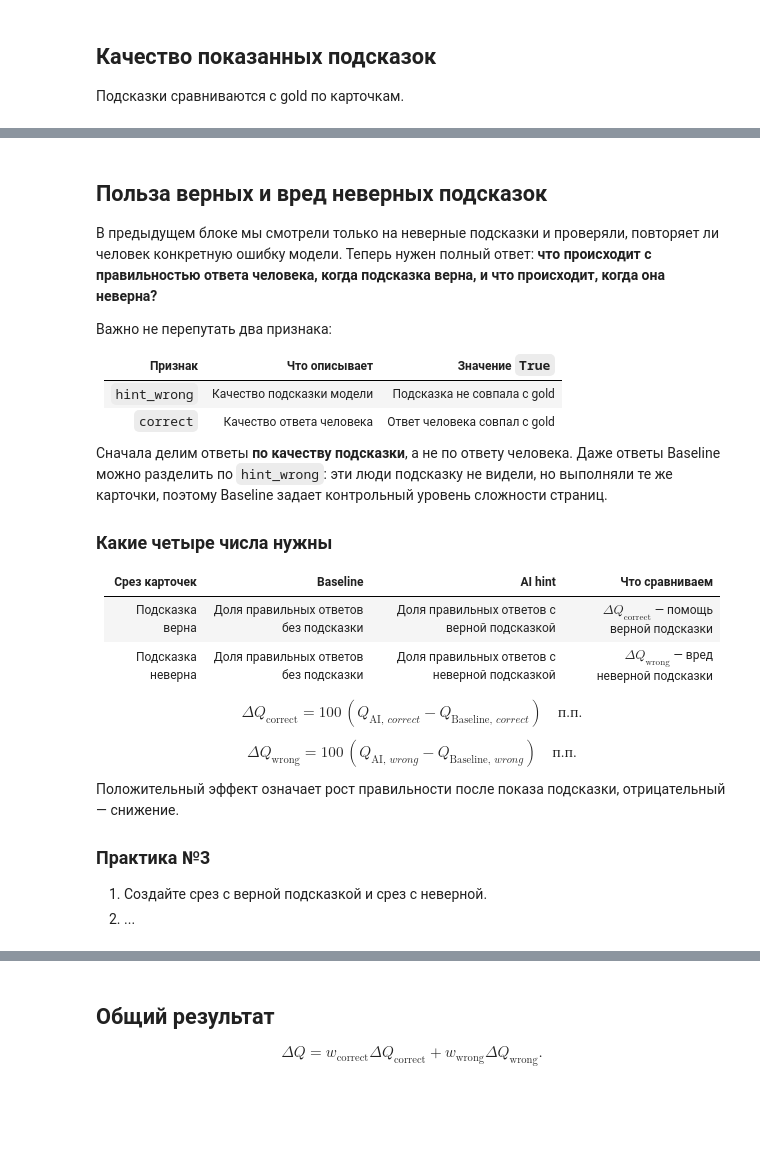
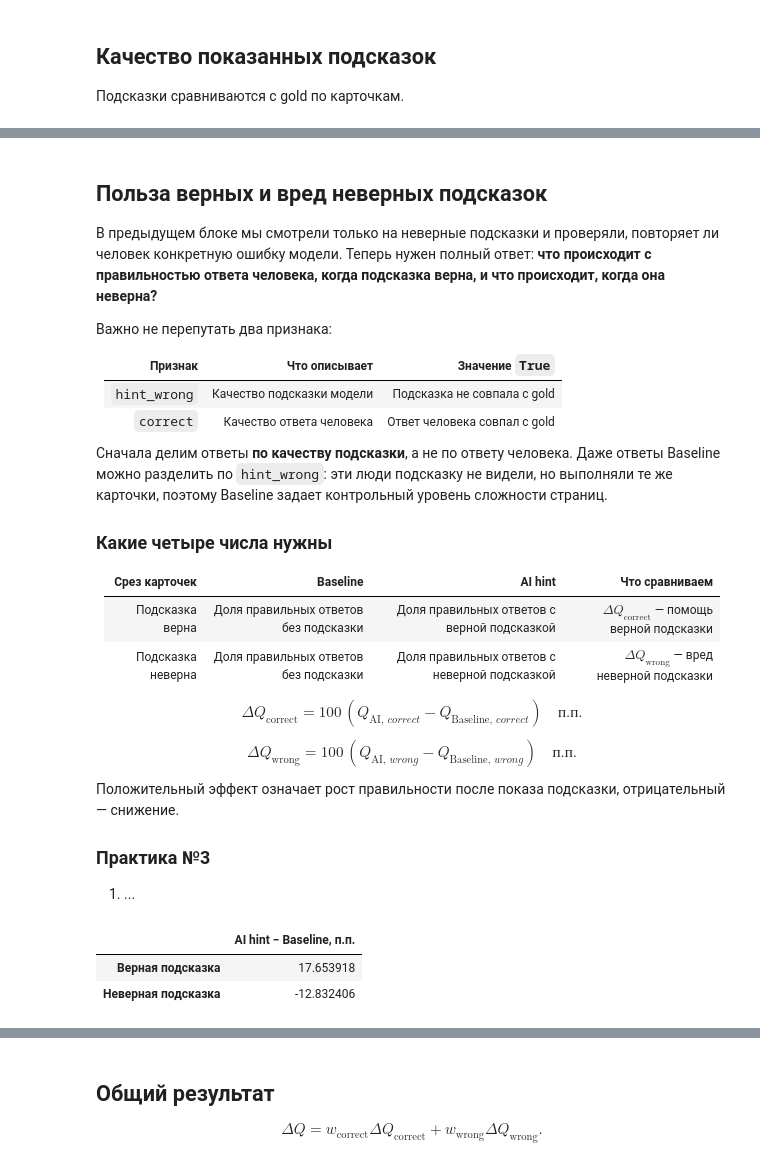
Before and after one commit to sphsv/ysda-2026-seminar5-ai-hints, a Jupyter notebook: seminar5_workbook.ipynb, the cells around one changed output, grey strips where cells are left out. Saved outputs shown, nothing was run; the diff lists cells and outputs as text; code cells hidden in the pictures; blank space fills up the shorter version.

```diff
--- a/seminar5_workbook.ipynb
+++ b/seminar5_workbook.ipynb
@@ -434,55 +534,50 @@ $$\Delta Q_{\mathrm{wrong}}=100\,(Q_{\mathrm{AI},\,wrong}-Q_{\mathrm{Baseline},\
 
 ### Практика №3
 
-1. Создайте срез с верной подсказкой и срез с неверной.
-2. ...
+1. ...
 # %%
-# 1. Делим ответы по качеству подсказки, а не по ответу человека.
-correct_hint_answers = data.loc[
-    ...
-]
+correct_hint_answers = data.loc[~data["hint_wrong"]]
+wrong_hint_answers = data.loc[data["hint_wrong"]]
 
-wrong_hint_answers = data.loc[
-    ...
-]
-
-# 2. В каждом срезе считаем долю правильных ответов по двум группам.
 accuracy_good = (
     correct_hint_answers
     .groupby("condition")["correct"]
     .mean()
     .reindex(ARMS)
 )
 
 accuracy_bad = (
     wrong_hint_answers
     .groupby("condition")["correct"]
     .mean()
     .reindex(ARMS)
 )
 
 quality_table = pd.DataFrame(
     [accuracy_good, accuracy_bad],
     index=["Верная подсказка", "Неверная подсказка"],
 )[ARMS]
 
-# 3. Внутри каждого среза вычитаем Baseline из AI hint.
 help_effect_pp = 100 * (
-    ...
+    quality_table.loc["Верная подсказка", "assisted"] - quality_table.loc["Верная подсказка", "baseline"]
 )
 
 harm_effect_pp = 100 * (
-    ...
+    quality_table.loc["Неверная подсказка", "assisted"] - quality_table.loc["Неверная подсказка", "baseline"]
 )
 
 quality_delta_pp = pd.Series({
     "Верная подсказка": help_effect_pp,
     "Неверная подсказка": harm_effect_pp,
 })
 
 display(
     quality_delta_pp.to_frame("AI hint − Baseline, п.п.")
 )
+# %% [output]
+|  | AI hint − Baseline, п.п. |
+| Верная подсказка | 17.653918 |
+| Неверная подсказка | -12.832406 |
 # %%
 quality_labels = [
     f"Верная подсказка\n{hint_is_correct.mean():.0%} карточек",
```
Also changed, not shown: parts of 23 cells of this notebook, 2 other files.
